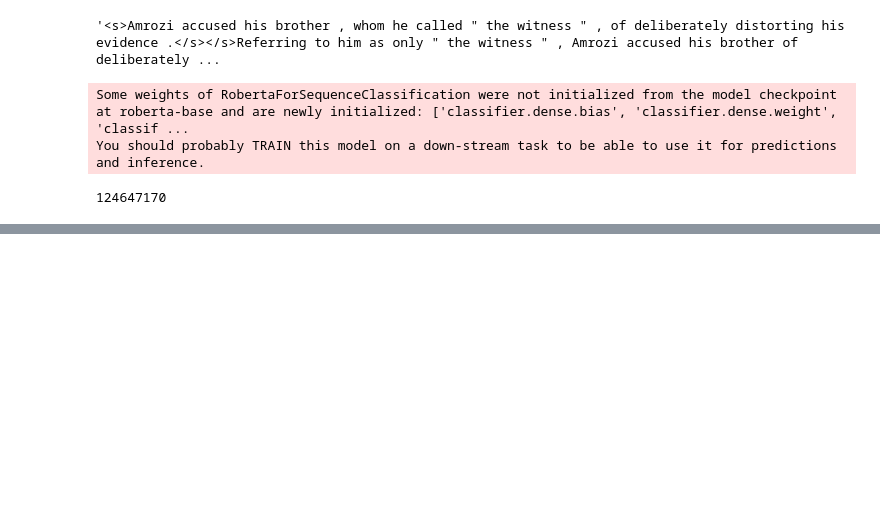
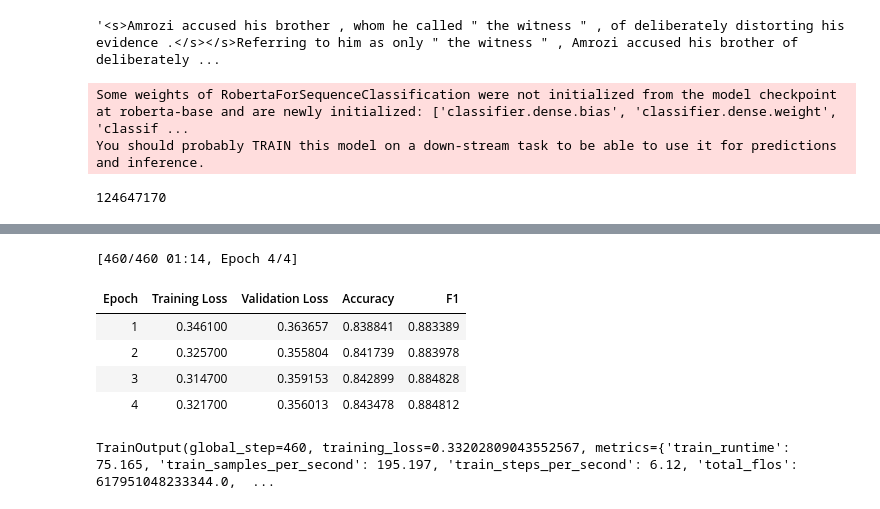
Before and after one commit to LBallen/Applied-GenerativeAI, a Jupyter notebook: Training LLMs/Fine-Tuning RoBERTa on Semantic Similarity.ipynb, the cells around one changed output, grey strips where cells are left out. Cells and saved outputs as stored; diff of their text form; code cells hidden in the pictures; blank space fills up the shorter version.

```diff
--- a/Training LLMs/Fine-Tuning RoBERTa on Semantic Similarity.ipynb
+++ b/Training LLMs/Fine-Tuning RoBERTa on Semantic Similarity.ipynb
@@ -199,0 +235,7 @@ print(results)
+# %%
+from peft import LoraConfig
+peft_config = LoraConfig(
+    task_type=TaskType.SEQ_CLS,
+    r=32,
+    lora_alpha=1,
+    lora_dropout=0.1)
@@ -199,0 +273,10 @@ print(results)
+# %%
+trainer.train()
+# %% [output]
+[460/460 01:14, Epoch 4/4]
+| Epoch | Training Loss | Validation Loss | Accuracy | F1 |
+| 1 | 0.346100 | 0.363657 | 0.838841 | 0.883389 |
+| 2 | 0.325700 | 0.355804 | 0.841739 | 0.883978 |
+| 3 | 0.314700 | 0.359153 | 0.842899 | 0.884828 |
+| 4 | 0.321700 | 0.356013 | 0.843478 | 0.884812 |
+TrainOutput(global_step=460, training_loss=0.33202809043552567, metrics={'train_runtime': 75.165, 'train_samples_per_second': 195.197, 'train_steps_per_second': 6.12, 'total_flos': 617951048233344.0,  ...
```
Also changed, not shown: parts of 14 cells of this notebook, 1 other file.
